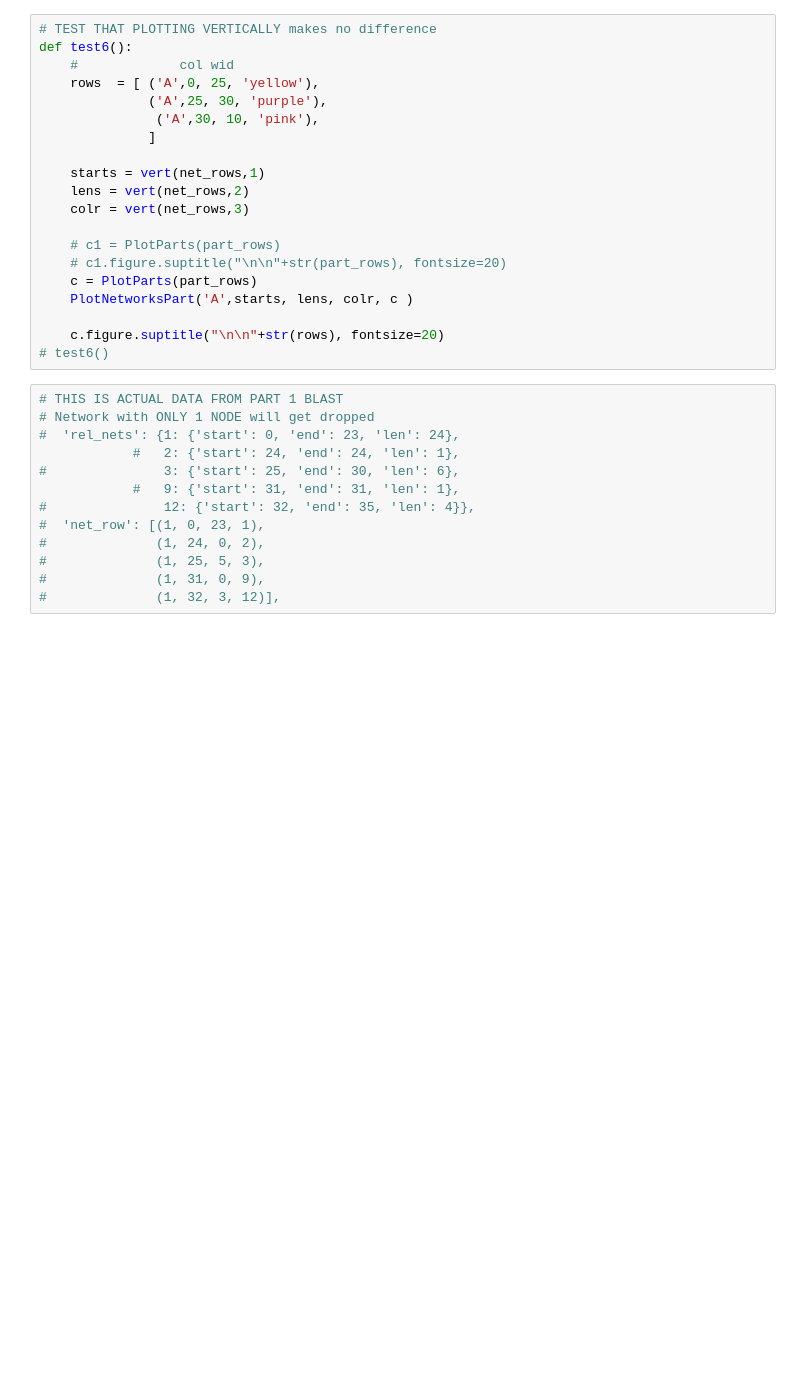
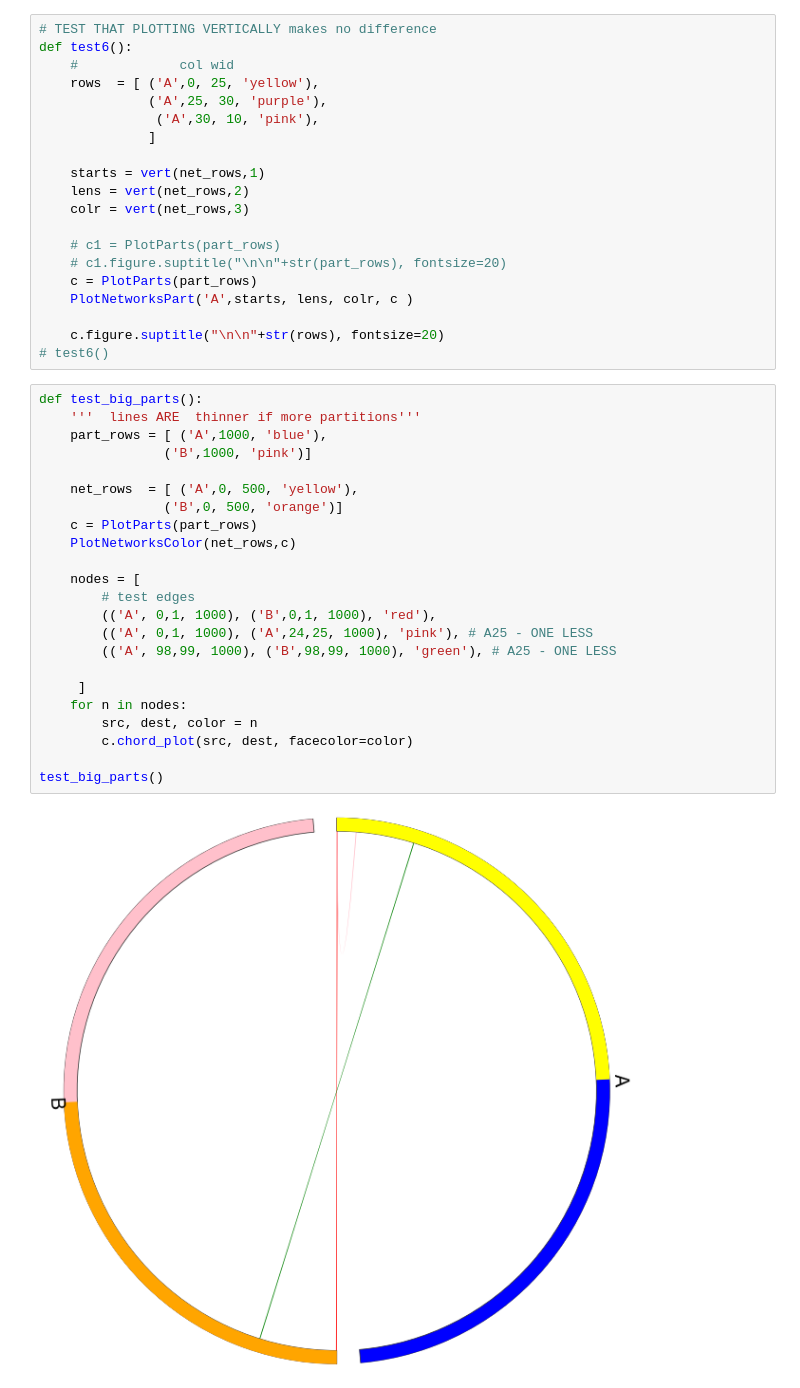
Before and after one commit to britzinger/unh_mod1.0, a Jupyter notebook: main_test.ipynb, the cells around one changed output. Drawn from its saved outputs; the diff is of its cells as text; blank space fills up the shorter version.

Commit message:
Network shift bug fix, new cleaner code

```diff
--- a/main_test.ipynb
+++ b/main_test.ipynb
@@ -252,16 +254,28 @@ def test6():
 
     c.figure.suptitle("\n\n"+str(rows), fontsize=20)
 # test6()
-# %%
-# THIS IS ACTUAL DATA FROM PART 1 BLAST
-# Network with ONLY 1 NODE will get dropped
-#  'rel_nets': {1: {'start': 0, 'end': 23, 'len': 24},
-            #   2: {'start': 24, 'end': 24, 'len': 1},
-#               3: {'start': 25, 'end': 30, 'len': 6},
-            #   9: {'start': 31, 'end': 31, 'len': 1},
-#               12: {'start': 32, 'end': 35, 'len': 4}},
-#  'net_row': [(1, 0, 23, 1),
-#              (1, 24, 0, 2),
-#              (1, 25, 5, 3),
-#              (1, 31, 0, 9),
-#              (1, 32, 3, 12)],
+# %%
+def test_big_parts():
+    '''  lines ARE  thinner if more partitions'''
+    part_rows = [ ('A',1000, 'blue'),
+                ('B',1000, 'pink')]
+
+    net_rows  = [ ('A',0, 500, 'yellow'),
+                ('B',0, 500, 'orange')]
+    c = PlotParts(part_rows)
+    PlotNetworksColor(net_rows,c)
+
+    nodes = [
+        # test edges
+        (('A', 0,1, 1000), ('B',0,1, 1000), 'red'),
+        (('A', 0,1, 1000), ('A',24,25, 1000), 'pink'), # A25 - ONE LESS
+        (('A', 98,99, 1000), ('B',98,99, 1000), 'green'), # A25 - ONE LESS
+
+     ]
+    for n in nodes:
+        src, dest, color = n
+        c.chord_plot(src, dest, facecolor=color)
+
+test_big_parts()
+# %% [output]
+[figure, added]
```
Also changed, not shown: parts of 1 cell of this notebook, 10 other files.
